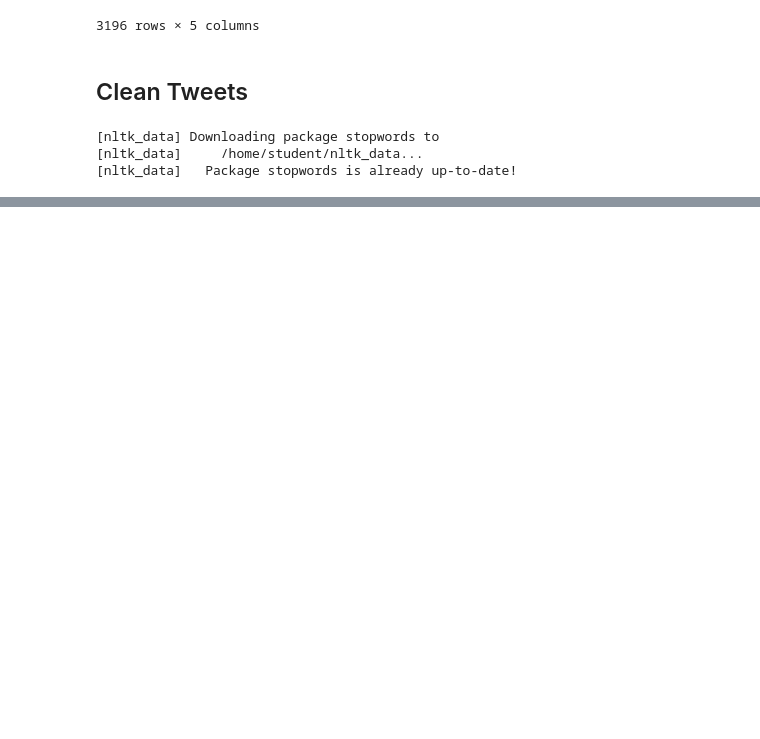
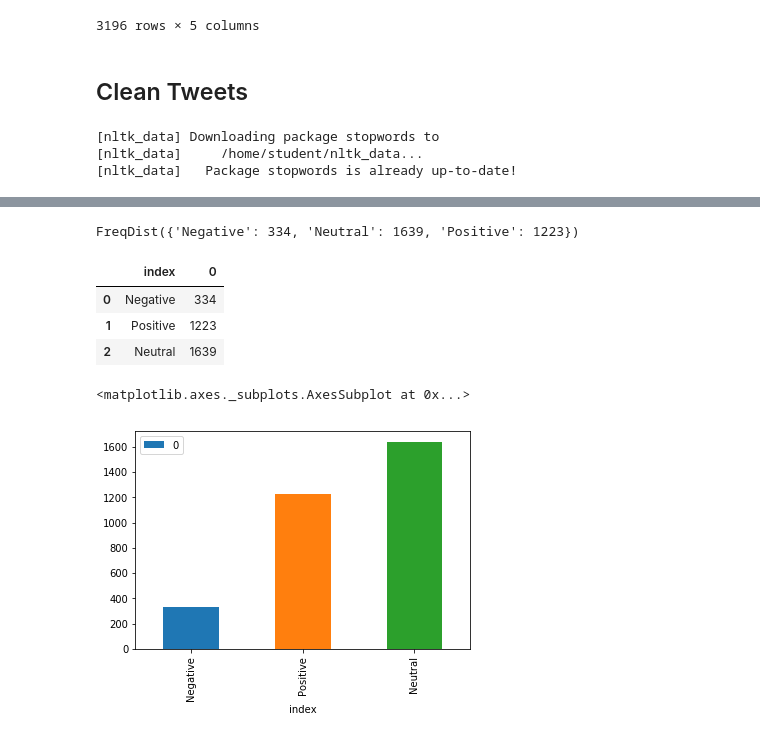
Before and after one commit to utsabigdata/AI-Workshop, a Jupyter notebook: Day-3/twitter/Twitter.ipynb, the cells around one changed output, grey strips where cells are left out. Drawn from its saved outputs; the diff is of its cells as text; code cells hidden in the pictures; blank space fills up the shorter version.

```diff
--- a/Day-3/twitter/Twitter.ipynb
+++ b/Day-3/twitter/Twitter.ipynb
@@ -184,0 +188,2 @@ word_freq.most_common(25)
+# %%
+df['Sentiment'] = df['Tweet'].apply(lambda tweet: TextBlob(tweet).sentiment[0])
@@ -184,0 +211,30 @@ word_freq.most_common(25)
+# %%
+sentiment = df['Sentiment'].tolist()
+sentiment_count = []
+for each in sentiment:
+    if each > .2:
+        sentiment_count.append("Positive")
+    elif each < -.2:
+        sentiment_count.append("Negative")
+    else:
+        sentiment_count.append("Neutral")
+# %%
+sentiment_freq = nltk.FreqDist(sentiment_count)
+sentiment_freq
+# %% [output]
+FreqDist({'Negative': 334, 'Neutral': 1639, 'Positive': 1223})
+# %%
+sentiment_df = pd.DataFrame.from_dict(sentiment_freq,  orient='index')
+sentiment_df = sentiment_df.reset_index()
+sentiment_df
+# %% [output]
+|  | index | 0 |
+| 0 | Negative | 334 |
+| 1 | Positive | 1223 |
+| 2 | Neutral | 1639 |
+# %%
+%matplotlib inline
+sentiment_df.plot.bar("index", 0)
+# %% [output]
+<matplotlib.axes._subplots.AxesSubplot at 0x...>
+[figure, added]
```
Also changed, not shown: parts of 9 cells of this notebook.
